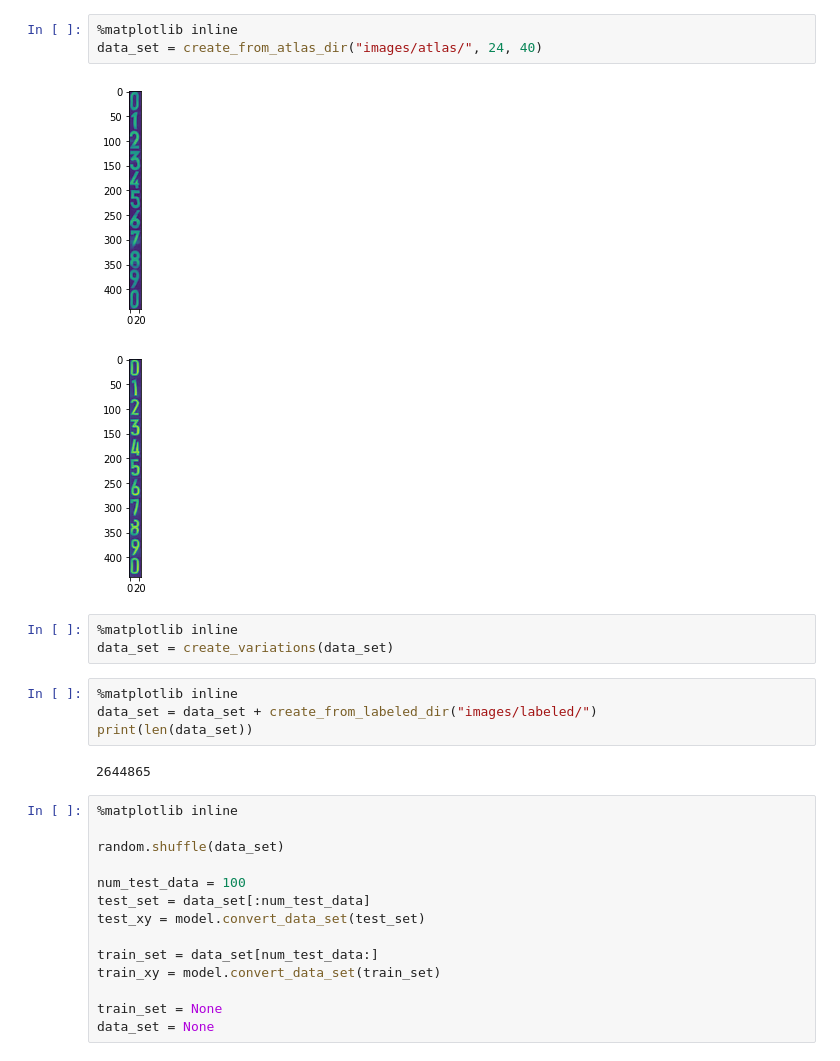
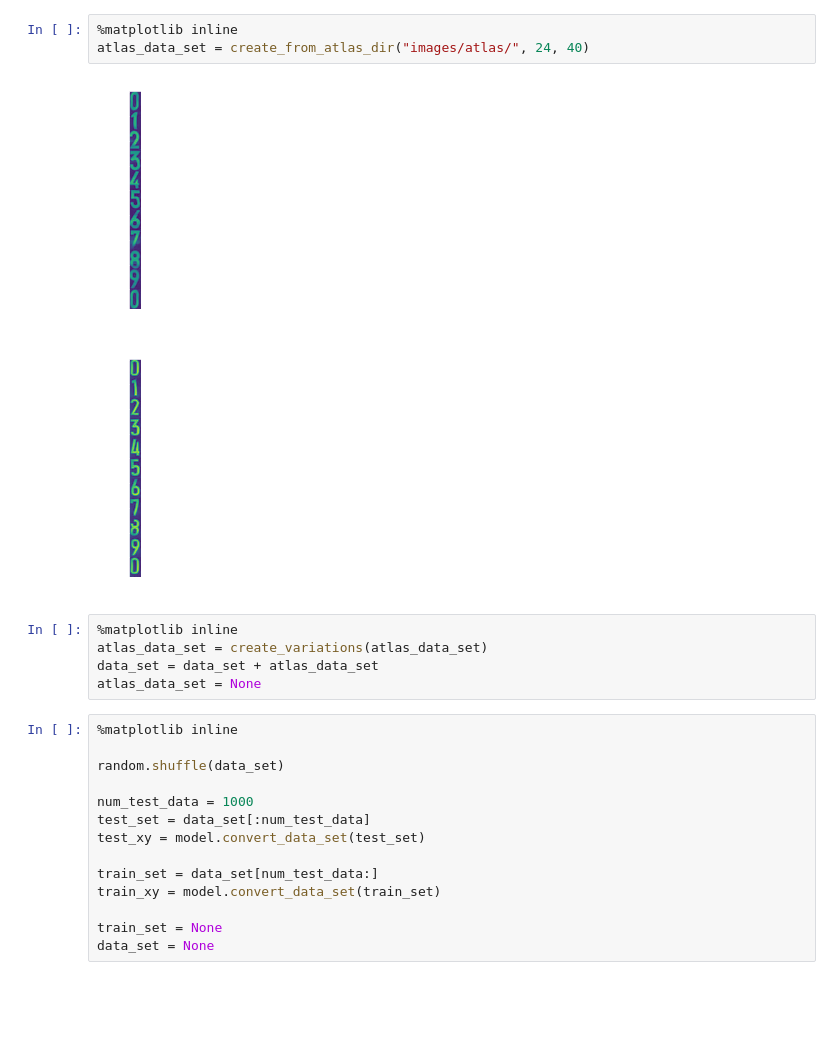
Before and after one commit to Marc56K/ElectricityMeterCam, a Jupyter notebook: JupyterNotebooks/OCR-Trainer2.ipynb, the cells around one changed output. Drawn from its saved outputs; the diff is of its cells as text; blank space fills up the shorter version.

```diff
--- a/JupyterNotebooks/OCR-Trainer2.ipynb
+++ b/JupyterNotebooks/OCR-Trainer2.ipynb
@@ -19,24 +29,20 @@ loading 1620065590_weights_28x28_c10_acc0.97.h5
 # %%
 %matplotlib inline
-data_set = create_from_atlas_dir("images/atlas/", 24, 40)
+atlas_data_set = create_from_atlas_dir("images/atlas/", 24, 40)
 # %% [output]
-[figure, old version]
+[figure, new version]
-[figure, old version]
+[figure, new version]
 # %%
 %matplotlib inline
-data_set = create_variations(data_set)
+atlas_data_set = create_variations(atlas_data_set)
+data_set = data_set + atlas_data_set
+atlas_data_set = None
-# %%
-%matplotlib inline
-data_set = data_set + create_from_labeled_dir("images/labeled/")
-print(len(data_set))
-# %% [output]
-2644865
 # %%
 %matplotlib inline
 
 random.shuffle(data_set)
 
-num_test_data = 100
+num_test_data = 1000
 test_set = data_set[:num_test_data]
 test_xy = model.convert_data_set(test_set)
 
```
Also changed, not shown: parts of 6 cells of this notebook, 18 other files.
